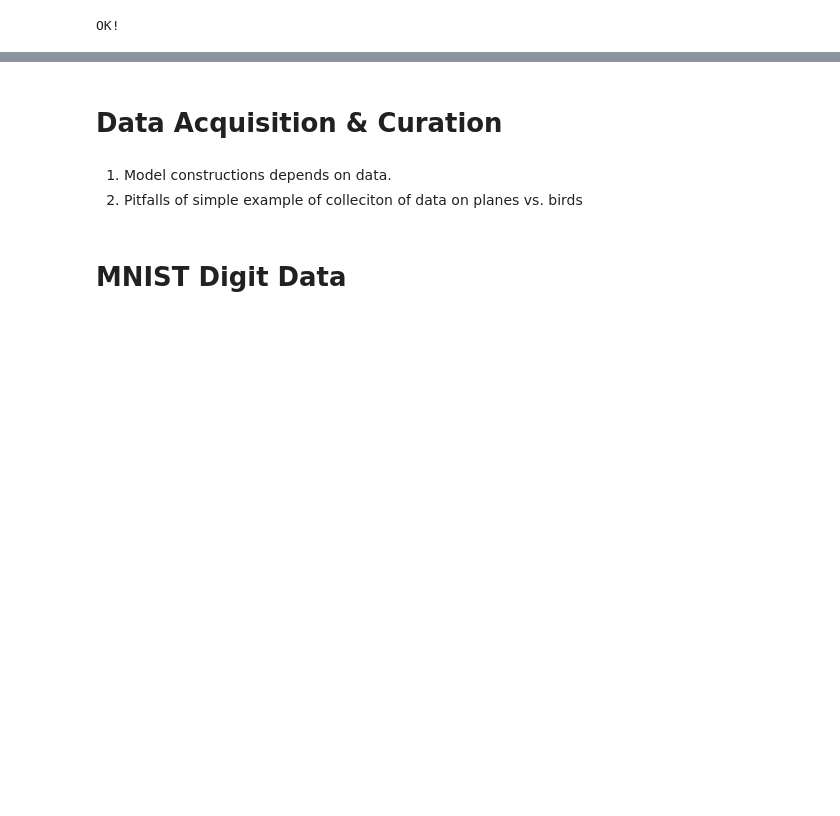
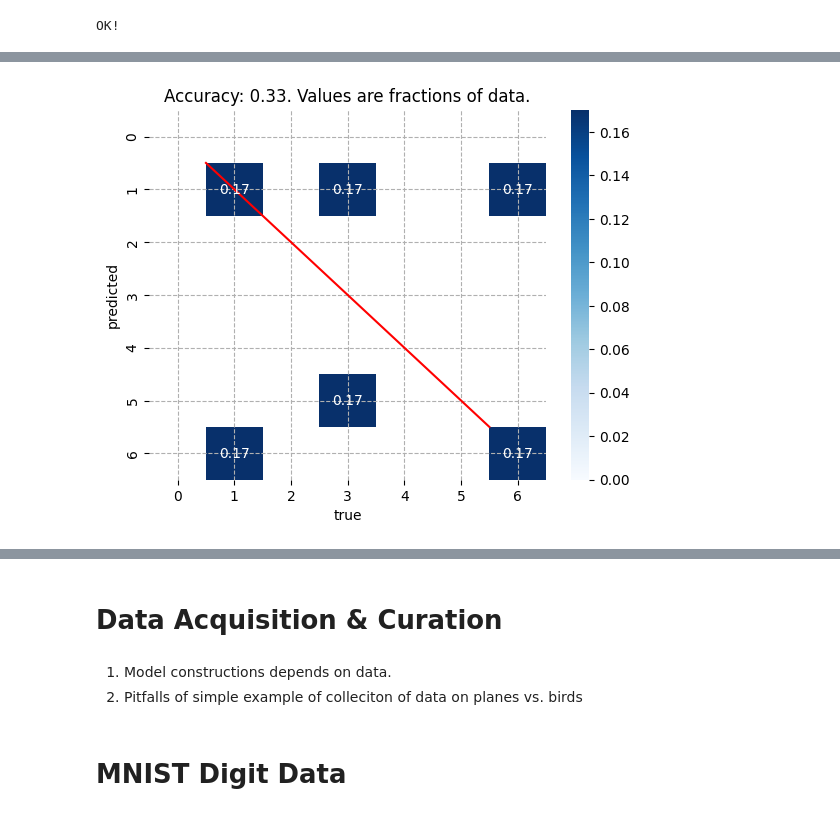
Before and after one commit to joseph-hellerstein/keras, a Jupyter notebook: notebooks/model_selection_evaluation_pt1.ipynb, the cells around one changed output, grey strips where cells are left out. Cells and saved outputs as stored; diff of their text form; code cells hidden in the pictures; blank space fills up the shorter version.

```diff
--- a/notebooks/model_selection_evaluation_pt1.ipynb
+++ b/notebooks/model_selection_evaluation_pt1.ipynb
@@ -103,6 +118,7 @@ def makeDigitData(datatype:str)->(np.ndarray, np.ndarray):
             arr = mat.flatten()
             X_data.append(arr)
     X_mat = np.stack(X_data)
+    y_arr = y_arr.astype(int)
     return X_mat, y_arr
 
 # Tests
@@ -159,0 +148,97 @@ print("OK!")
+# %%
+global X_training, y_training, X_testing, y_testing
+def learnDigits(
+    training_count:Optional[int]=None,
+    digits:List[int]=range(10),
+    hidden1_size:int=8,
+    hidden2_size:int=16,
+    num_epoch:int=5,
+    training_verbose:int=0,
+):
+    """
+    1. Creates the data for the model from the full MNIST dataset.
+    2. Constructs a sequential model with specified sizes of hidden layers
+    3. Does prediction for the test set (20% the size of the training data)
+    4. Displays accuracy and confusion matrix.
+
+    Args:
+        training_count: int (number of training images for each class)
+            if None, use existing data.
+        digits: list-int (digits/classes considered)
+        hidden1_size: int (number of units in the first hidden layer)
+        hidden2_size: int (number of units in the second hidden layer)
+        num_epoc: int (number of epochs of training)
+        verbose: int (verbosity for training)
+    """
+    global X_training, y_training, X_testing, y_testing
+    def makeDirs(error_msg=None):
+        print("***Preparing the data. This can take 30 secs for so.")
+        if training_count is None:
+            if error_msg is None:
+                error_msg = "Must specify training count to acquire new data."
+            raise ValueError(error_msg)
+        sub_dirs = [str(n) for n in digits]
+        util.makeDigitDirs(train_count=training_count, sub_dirs=sub_dirs)
+    #
+    # Create the input data
+    is_new_data = False
+    if training_count is not None:
+        makeDirs()
+        is_new_data = True
+    # Construct training and test data
+    if (not "X_testing" in globals()) or is_new_data:
+        print("***Making in-memory test and training data.")
+        X_training, y_training = makeDigitData(cn.TRAINING)
+        X_testing, y_testing = makeDigitData(cn.TESTING)
+        is_new_data = True
+    digit_diff = set(y_training).symmetric_difference(digits)
+    if len(digit_diff) > 0:
+        makeDirs(error_msg="Changed digits but didn't specify training_count.")
+        X_training, y_training = makeDigitData(cn.TRAINING)
+        X_testing, y_testing = makeDigitData(cn.TESTING)
+    # Construct the model
+    print("***Constructing the model.")
+    max_class = max(y_training) + 1
+    model = keras.Sequential(
+        [
+            keras.Input(shape=(X_training.shape[-1],)),
+            layers.Dense(hidden1_size, activation="relu"),
+            layers.Dense(hidden2_size, activation="relu"),
+            layers.Dense(max_class, activation="softmax"),
+        ]
+    )
+    model.compile(loss='categorical_crossentropy', metrics=['accuracy'])
+    model.summary()
+    categorical_y_training = to_categorical(y_training)
+    # Train the model
+    print("***Training the model.")
+    history = model.fit(X_training, categorical_y_training, epochs=num_epoch,
+                        batch_size=64,
+                        verbose=training_verbose)
+
+    y_pred = model.predict(X_testing).argmax(axis=1)
+    # Evaluate the result
+    plotConfusionMatrix(y_testing, y_pred)
+
+# Tests
+try:
+    learnDigits(training_count=10, hidden1_size=32, hidden2_size=64,
+            num_epoch=5, digits = [1, 3, 6], training_verbose=0)
+except Exception as e:
+    assert(False)
+# Use previous data
+try:
+    learnDigits(training_count=None, hidden1_size=32, hidden2_size=64,
+            num_epoch=5, digits = [1, 3, 6], training_verbose=0)
+except Exception as e:
+    assert(False)
+# Changed digits
+try:
+    learnDigits(training_count=None, hidden1_size=32, hidden2_size=64,
+            num_epoch=5, digits = [1, 3, 6, 7], training_verbose=0)
+    assert(False)
+except Exception as e:
+    pass
+#
+print("OK!")
+# %% [output]
@@ -159,0 +263 @@ print("OK!")
+[figure, new version]
```
Also changed, not shown: parts of 24 cells of this notebook.
